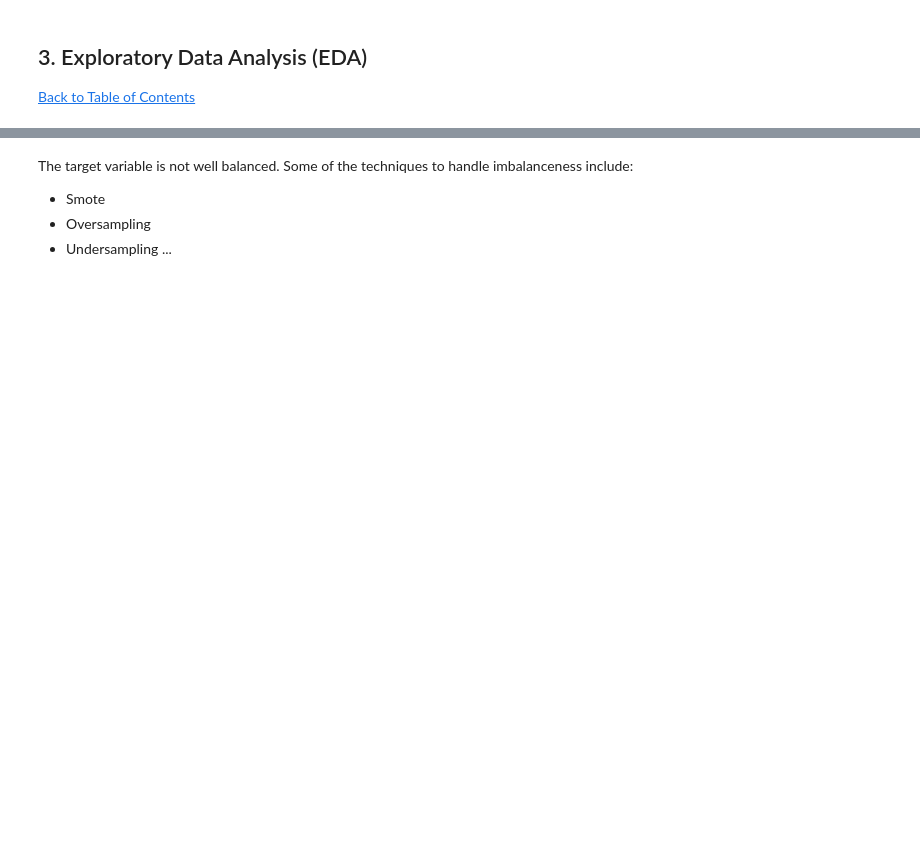
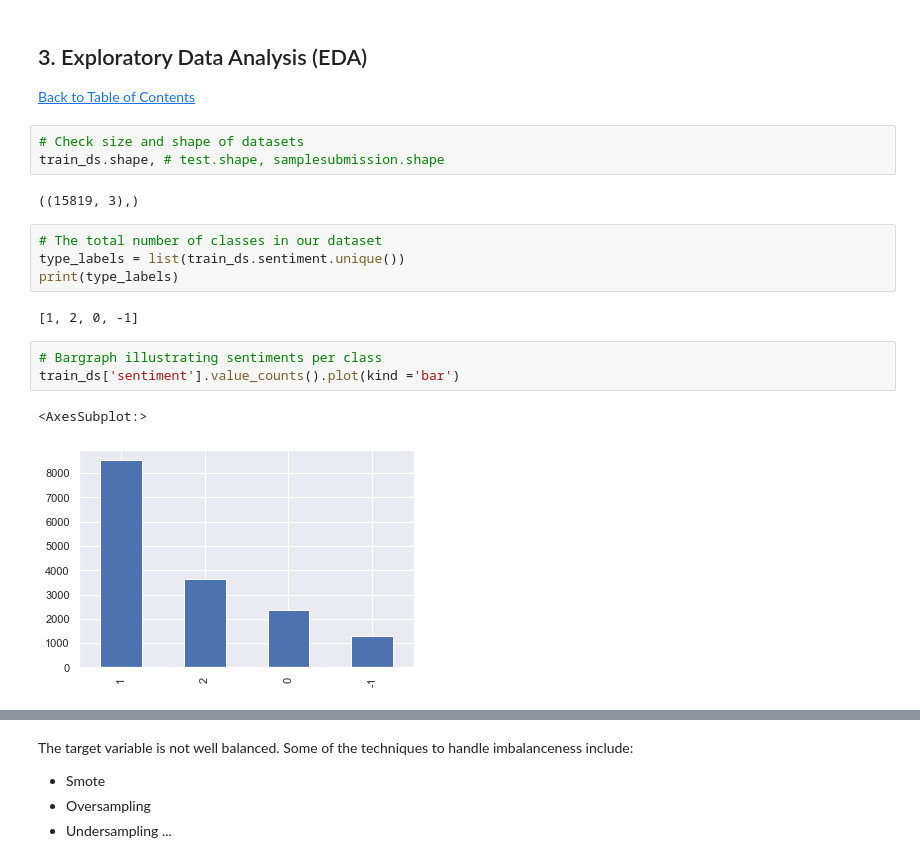
Before and after one commit to McMunashe/classification-predict-streamlit-template, a Jupyter notebook: Advanced Classification Predict .ipynb, the cells around one changed output, grey strips where cells are left out. Cells and saved outputs as stored; diff of their text form; blank space fills up the shorter version.

```diff
--- a/Advanced Classification Predict .ipynb
+++ b/Advanced Classification Predict .ipynb
@@ -78,6 +70,23 @@ train.shape, test.shape, samplesubmission.shape
 ## 3. Exploratory Data Analysis (EDA)
 <a class="anchor" id="1.1"></a>
 <a href=#cont>Back to Table of Contents</a>
+# %%
+# Check size and shape of datasets
+train_ds.shape, # test.shape, samplesubmission.shape
+# %% [output]
+((15819, 3),)
+# %%
+# The total number of classes in our dataset
+type_labels = list(train_ds.sentiment.unique())
+print(type_labels)
+# %% [output]
+[1, 2, 0, -1]
+# %%
+# Bargraph illustrating sentiments per class
+train_ds['sentiment'].value_counts().plot(kind ='bar')
+# %% [output]
+<AxesSubplot:>
+[figure, added]
 # %%
 # Target variable distribution
 sns.set_style('darkgrid')
```
Also changed, not shown: parts of 66 cells of this notebook.
